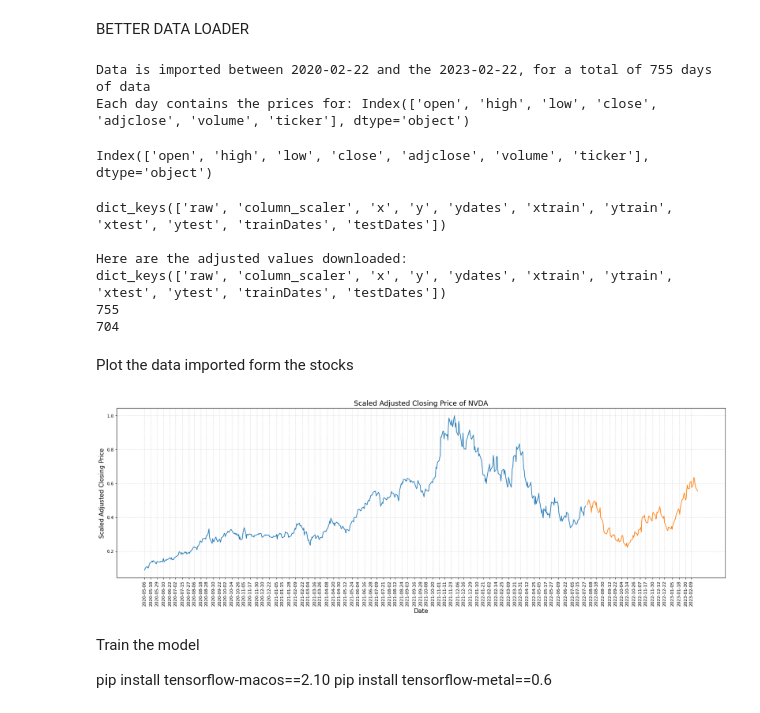
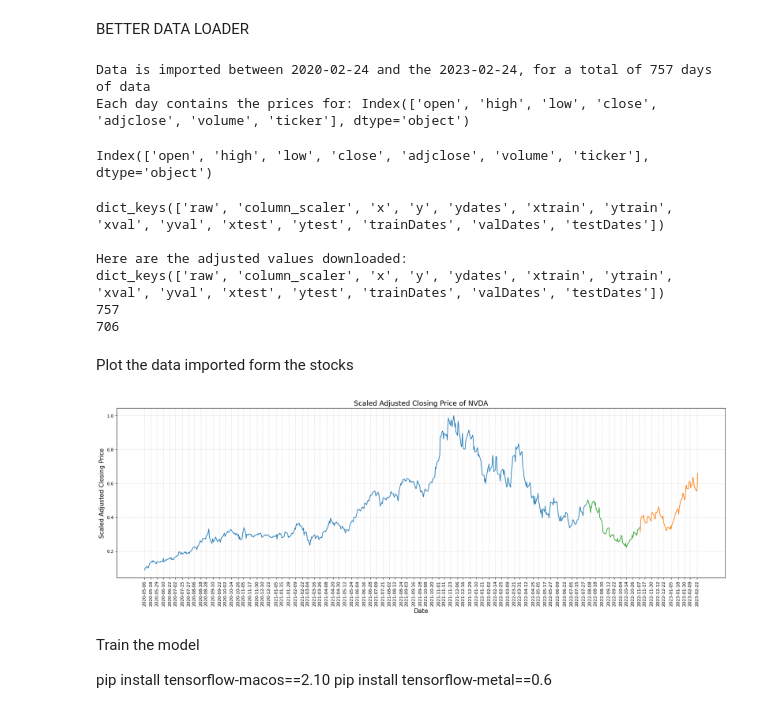
Before and after one commit to Alberu/ES327-Individual-Project, a Jupyter notebook: predictAssetPrices.ipynb, the cells around one changed output. Saved outputs shown, nothing was run; the diff lists cells and outputs as text; code cells hidden in the pictures.

```diff
--- a/predictAssetPrices.ipynb
+++ b/predictAssetPrices.ipynb
@@ -31,8 +31,8 @@ config = {
         "ticker": "NVDA", # "TSLA" "AMZN" "AAPL" "NVDA" "AMD"
         "offset": pd.DateOffset(years = 3, months = 0, days = 0),
         "lookahead": 2,
-        "validation": 0.3, # percentage of training data to be used as validation
-        "testSize": 0.2, # to test on
+        "validation": 0.1, # percentage of training data to be used as validation
+        "testSize": 0.1, # to test on
         "scale": True,
         "scaler": preprocessing.MinMaxScaler(),
         "inputs": ['adjclose', 'volume', 'open', 'high', 'low'],
@@ -405,11 +405,11 @@ timeOffset = pd.DateOffset(
 
 # Set the ticker
 # ticker = "TSLA"
-ticker = "AMZN"
+# ticker = "AMZN"
 
-data = setupData(ticker, timeOffset, scale = 0)
+# data = setupData(ticker, timeOffset, scale = 0)
 
-print(f"\n{data.keys()}\n\nHere are the adjusted values downloaded:")
-print(data.keys())
-print(data["raw"]["adjclose"].tail(10))
+# print(f"\n{data.keys()}\n\nHere are the adjusted values downloaded:")
+# print(data.keys())
+# print(data["raw"]["adjclose"].tail(10))
 # print(data["raw"])
@@ -464,6 +445,7 @@ def setupData(
     stocks, # data to be reshaped
     window = 50, # the number of days used to predic the next value (window size or lookback perdiod)
     predAhead = 10, # the number of days ahead that you are tyring to predict
+    validationSize = 0.1, # amount of data out of the training data to be used as validation
     testSize = 0.2, # the amount of data that will be  used for testing e.g. 0.2 -> 20%
     scale = True, # minmaxscaler
     scaler = preprocessing.MinMaxScaler(), # the scaler to be used
@@ -511,14 +493,20 @@ def setupData(
 
     # split the dataset into training & testing sets by date
     # make sure to convert to an integer so that it can be used for indexing
-    trainSamples = int((1 - testSize) * len(x))
+    trainSamples = int((1 - testSize - validationSize) * len(x))
+    valSamples = int(validationSize * len(x))
     data["xtrain"] = x[:trainSamples]
     data["ytrain"] = y[:trainSamples]
-    data["xtest"]  = x[trainSamples:]
-    data["ytest"]  = y[trainSamples:]
+
+    data["xval"] = x[trainSamples:trainSamples+valSamples]
+    data["yval"] = y[trainSamples:trainSamples+valSamples]
+
+    data["xtest"]  = x[trainSamples+valSamples:]
+    data["ytest"]  = y[trainSamples+valSamples:]
 
     data["trainDates"] = ydates[:trainSamples]
-    data["testDates"] = ydates[trainSamples:]
+    data["valDates"] = ydates[trainSamples:trainSamples+valSamples]
+    data["testDates"] = ydates[trainSamples+valSamples:]
 
     return data
 # %%
@@ -526,12 +514,12 @@ def setupData(
 stocks = getData(config["data"]["ticker"], config["data"]["offset"])
 stocks.keys()
 # %% [output]
-Data is imported between 2020-02-22 and the 2023-02-22, for a total of 755 days of data
+Data is imported between 2020-02-24 and the 2023-02-24, for a total of 757 days of data
 Each day contains the prices for: Index(['open', 'high', 'low', 'close', 'adjclose', 'volume', 'ticker'], dtype='object')
 Index(['open', 'high', 'low', 'close', 'adjclose', 'volume', 'ticker'], dtype='object')
 # %%
 # process the data
-data = setupData(stocks, config["nn"]["window"], config["data"]["lookahead"], config["data"]["testSize"], config["data"]["scale"], config["data"]["scaler"], config["data"]["inputs"])
+data = setupData(stocks, config["nn"]["window"], config["data"]["lookahead"], config["data"]["validation"], config["data"]["testSize"], config["data"]["scale"], config["data"]["scaler"], config["data"]["inputs"])
 data.keys()
 
 print(f"{data.keys()}\n\nHere are the adjusted values downloaded:")
@@ -541,37 +529,37 @@ print(data.keys())
 print(len(data["raw"]))
 print(len(data["ydates"]))
 # %% [output]
-dict_keys(['raw', 'column_scaler', 'x', 'y', 'ydates', 'xtrain', 'ytrain', 'xtest', 'ytest', 'trainDates', 'testDates'])
+dict_keys(['raw', 'column_scaler', 'x', 'y', 'ydates', 'xtrain', 'ytrain', 'xval', 'yval', 'xtest', 'ytest', 'trainDates', 'valDates', 'testDates'])
 
 Here are the adjusted values downloaded:
-dict_keys(['raw', 'column_scaler', 'x', 'y', 'ydates', 'xtrain', 'ytrain', 'xtest', 'ytest', 'trainDates', 'testDates'])
-755
-704
+dict_keys(['raw', 'column_scaler', 'x', 'y', 'ydates', 'xtrain', 'ytrain', 'xval', 'yval', 'xtest', 'ytest', 'trainDates', 'valDates', 'testDates'])
+757
+706
 # %% [markdown]
 Plot the data imported form the stocks
 # %%
 import matplotlib.pyplot as plt
 
-plots = "trainDates ytrain,testDates ytest"
+plots = "trainDates ytrain,testDates ytest, valDates yval"
 lines = 100
 fig = plt.figure(figsize=(25, 7), dpi=80)
 # plot all the different lines
 for plot in plots.split(","):
     x, y = plot.split()
     plt.plot(data[f"{x}"], data[f"{y}"])
 step = round(len(data["raw"]["adjclose"].keys())/lines)
 plt.xticks(data["ydates"][::step], rotation='vertical')
 # Plot the grid lines
 plt.grid(which="major", color='k', linestyle=':', linewidth=1, alpha = 0.2)
 scaled = lambda x: "Scaled " if x == True else None
 plt.title(f"{scaled(config['data']['scale'])}Adjusted Closing Price of {config['data']['ticker']}", fontsize=16)
 # Define the labels for x-axis and y-axis
 plt.ylabel(f"{scaled(config['data']['scale'])}Adjusted Closing Price", fontsize=14)
 plt.xlabel("Date", fontsize=14)
 # show the plot
 plt.show()
 # %% [output]
-[figure, old version]
+[figure, new version]
 # %% [markdown]
 Train the model
 
```
Also changed, not shown: parts of 6 cells of this notebook.
